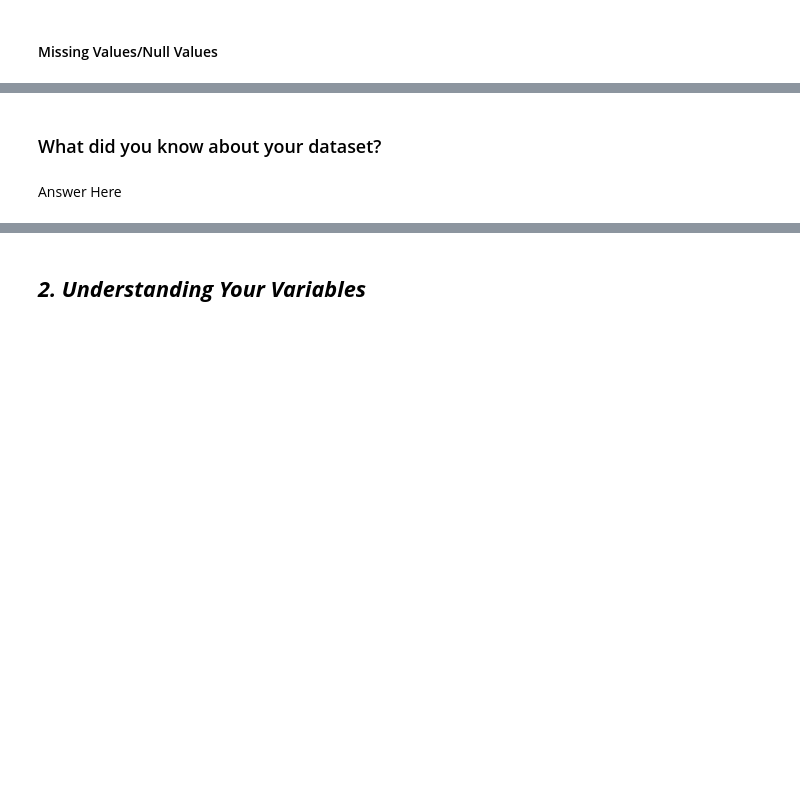
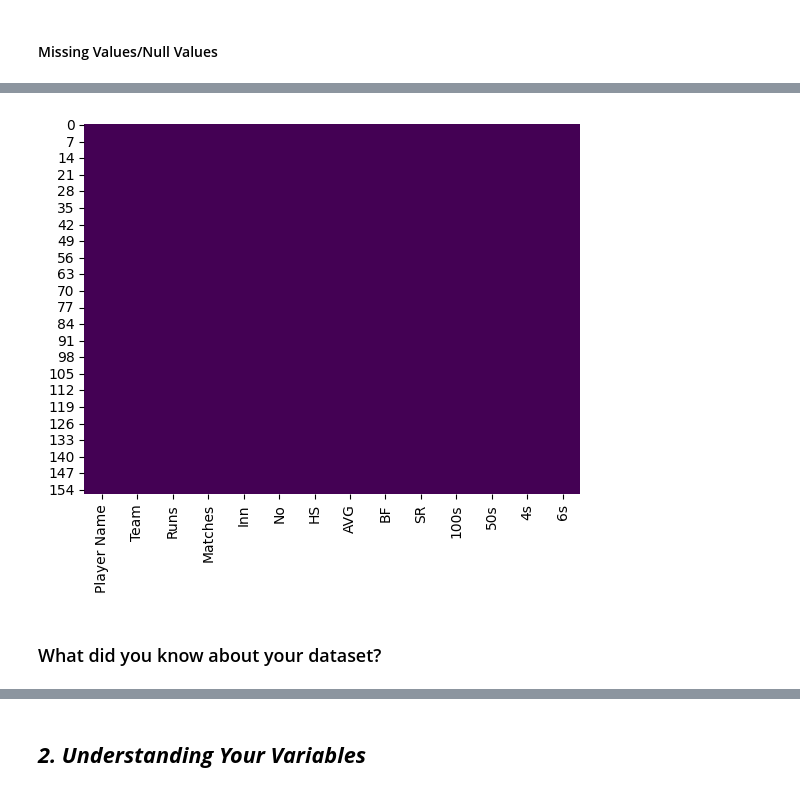
Before and after one commit to Madhav7871/IPL_Analysis, a Jupyter notebook: IPL_Analysis.ipynb, the cells around one changed output, grey strips where cells are left out. Saved outputs shown, nothing was run; the diff lists cells and outputs as text; code cells hidden in the pictures; blank space fills up the shorter version.

Commit message:
Added data loading and missing values check

```diff
--- a/IPL_Analysis.ipynb
+++ b/IPL_Analysis.ipynb
@@ -78,7 +92,7 @@ M - Multivariate Analysis
 ### Dataset Loading
 # %%
 # Load Dataset
-/content/drive/MyDrive/data/IPL2025Batters.csv
+dataset = pd.read_csv('/content/drive/MyDrive/data/IPL2025Batters.csv')
 # %% [markdown]
 ### Dataset First View
 # %%
@@ -102,6 +167,8 @@ M - Multivariate Analysis
 # %%
 # Visualizing the missing values
+sns.heatmap(dataset.isnull(), cbar=False, cmap='viridis')
+plt.show()
+# %% [output]
+[figure, added]
 # %% [markdown]
 ### What did you know about your dataset?
-# %% [markdown]
-Answer Here
```
Also changed, not shown: parts of 101 cells of this notebook.
